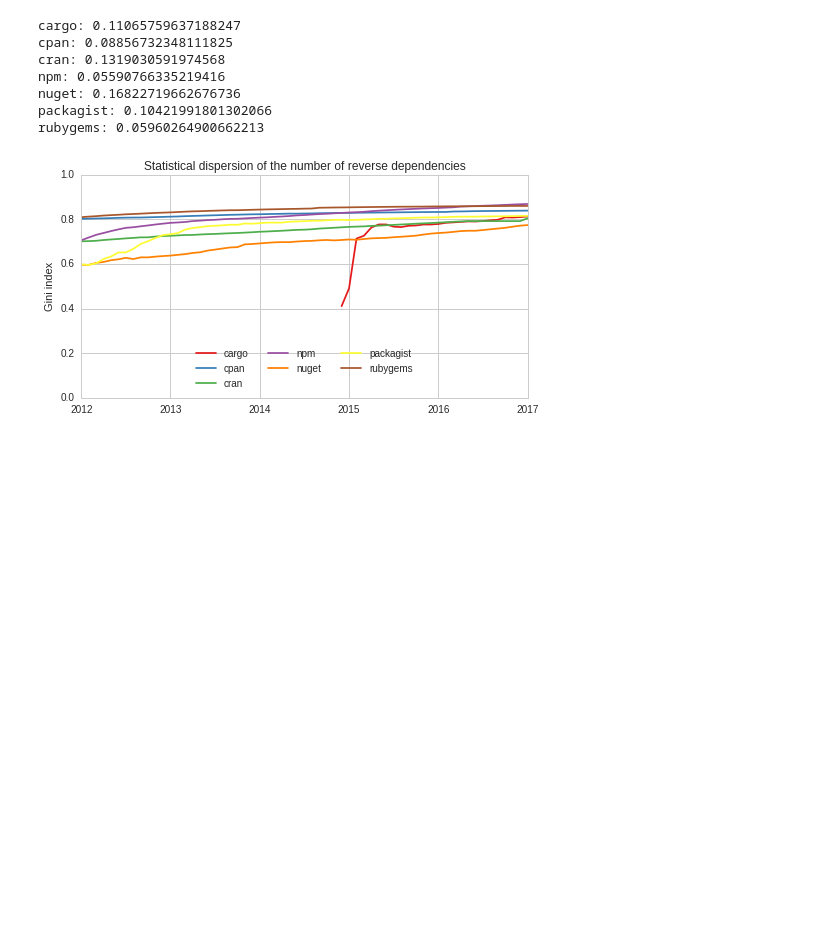
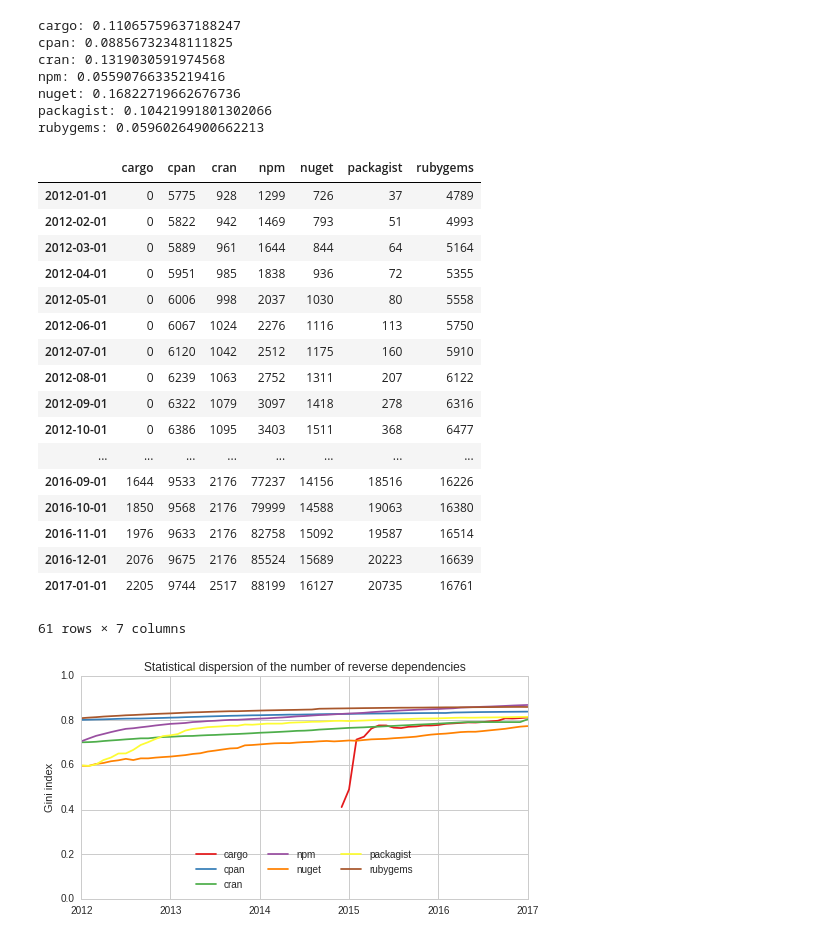
Before and after one commit to AlexandreDecan/ecos-emse, a Jupyter notebook: notebooks/Graphs metrics.ipynb, the cells around one changed output. Cells and saved outputs as stored; diff of their text form; code cells hidden in the pictures; blank space fills up the shorter version.

```diff
--- a/notebooks/Graphs metrics.ipynb
+++ b/notebooks/Graphs metrics.ipynb
@@ -726,6 +735,33 @@ npm: 0.05590766335219416
 nuget: 0.16822719662676736
 packagist: 0.10421991801302066
 rubygems: 0.05960264900662213
+# %%
+data_temp = pandas.DataFrame(index=DATE_RANGE, columns=ECOSYSTEMS)
+
+for ecosystem, dates in graphs.items():
+    for date, graph in dates.items():
+        data_temp.loc[date, ecosystem] = len(graph.vs.select(in_gt=0))
+
+data_temp
+# %% [output]
+|  | cargo | cpan | cran | npm | nuget | packagist | rubygems |
+| 2012-01-01 | 0 | 5775 | 928 | 1299 | 726 | 37 | 4789 |
+| 2012-02-01 | 0 | 5822 | 942 | 1469 | 793 | 51 | 4993 |
+| 2012-03-01 | 0 | 5889 | 961 | 1644 | 844 | 64 | 5164 |
+| 2012-04-01 | 0 | 5951 | 985 | 1838 | 936 | 72 | 5355 |
+| 2012-05-01 | 0 | 6006 | 998 | 2037 | 1030 | 80 | 5558 |
+| 2012-06-01 | 0 | 6067 | 1024 | 2276 | 1116 | 113 | 5750 |
+| 2012-07-01 | 0 | 6120 | 1042 | 2512 | 1175 | 160 | 5910 |
+| 2012-08-01 | 0 | 6239 | 1063 | 2752 | 1311 | 207 | 6122 |
+| 2012-09-01 | 0 | 6322 | 1079 | 3097 | 1418 | 278 | 6316 |
+| 2012-10-01 | 0 | 6386 | 1095 | 3403 | 1511 | 368 | 6477 |
+| ... | ... | ... | ... | ... | ... | ... | ... |
+| 2016-09-01 | 1644 | 9533 | 2176 | 77237 | 14156 | 18516 | 16226 |
+| 2016-10-01 | 1850 | 9568 | 2176 | 79999 | 14588 | 19063 | 16380 |
+| 2016-11-01 | 1976 | 9633 | 2176 | 82758 | 15092 | 19587 | 16514 |
+| 2016-12-01 | 2076 | 9675 | 2176 | 85524 | 15689 | 20223 | 16639 |
+| 2017-01-01 | 2205 | 9744 | 2517 | 88199 | 16127 | 20735 | 16761 |
+61 rows × 7 columns
 # %%
 figure, ax = matplotlib.pyplot.subplots()
 figure.set_size_inches(FIG_SIZE)
```
Also changed, not shown: parts of 2 cells of this notebook, 1 other file.
